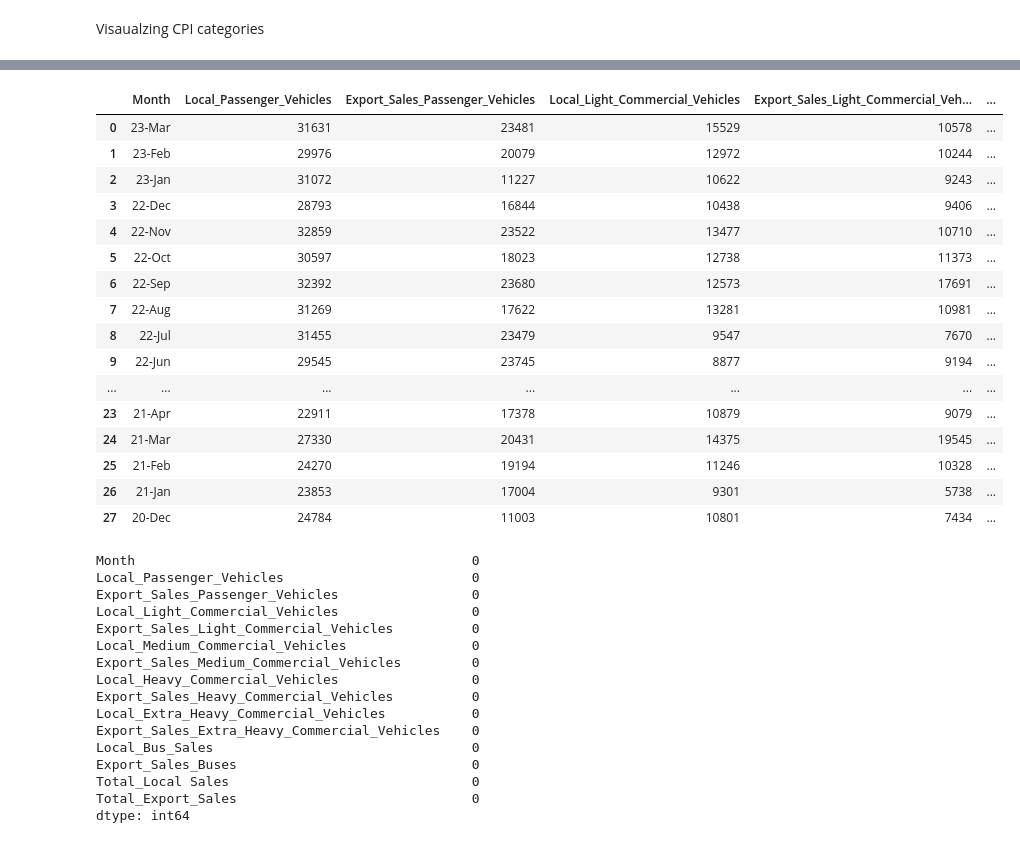
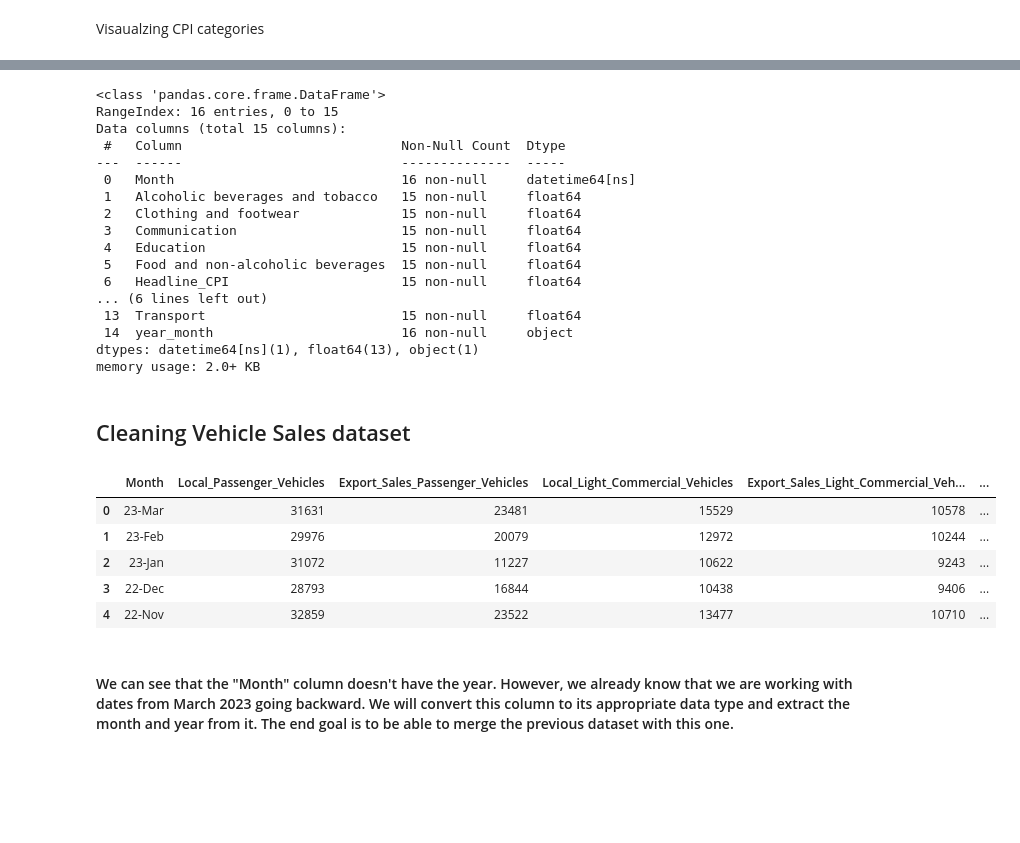
Before and after one commit to The-DigitalAcademy/cpi_prediction, a Jupyter notebook: CPI_Vision.ipynb, the cells around one changed output, grey strips where cells are left out. Saved outputs shown, nothing was run; the diff lists cells and outputs as text; code cells hidden in the pictures; blank space fills up the shorter version.

```diff
--- a/CPI_Vision.ipynb
+++ b/CPI_Vision.ipynb
@@ -8,2 +9,5 @@ import calendar
+# %%
+pd.options.display.max_columns = 2000
+pd.options.display.max_rows = 2000
 # %%
 cpi_hist = pd.read_csv('CPI_HistoryMar_23.csv')
@@ -139,40 +196,34 @@ cpi_pivot
+# %%
+cpi_pivot.info()
+# %% [output]
+<class 'pandas.core.frame.DataFrame'>
+RangeIndex: 16 entries, 0 to 15
+Data columns (total 15 columns):
+ #   Column                            Non-Null Count  Dtype
+---  ------                            --------------  -----
+ 0   Month                             16 non-null     datetime64[ns]
+ 1   Alcoholic beverages and tobacco   15 non-null     float64
+ 2   Clothing and footwear             15 non-null     float64
+ 3   Communication                     15 non-null     float64
+ 4   Education                         15 non-null     float64
+ 5   Food and non-alcoholic beverages  15 non-null     float64
+ 6   Headline_CPI                      15 non-null     float64
+... (6 lines left out)
+ 13  Transport                         15 non-null     float64
+ 14  year_month                        16 non-null     object
+dtypes: datetime64[ns](1), float64(13), object(1)
+memory usage: 2.0+ KB
+# %% [markdown]
+## Cleaning Vehicle Sales dataset
 # %%
 vehicles = pd.read_csv('Naamsa_Vehicle_Sales.csv')
-vehicles
+vehicles.head()
 # %% [output]
 |  | Month | Local_Passenger_Vehicles | Export_Sales_Passenger_Vehicles | Local_Light_Commercial_Vehicles | Export_Sales_Light_Commercial_Veh... | ... |
 | 0 | 23-Mar | 31631 | 23481 | 15529 | 10578 | ... |
 | 1 | 23-Feb | 29976 | 20079 | 12972 | 10244 | ... |
 | 2 | 23-Jan | 31072 | 11227 | 10622 | 9243 | ... |
 | 3 | 22-Dec | 28793 | 16844 | 10438 | 9406 | ... |
 | 4 | 22-Nov | 32859 | 23522 | 13477 | 10710 | ... |
-| 5 | 22-Oct | 30597 | 18023 | 12738 | 11373 | ... |
-| 6 | 22-Sep | 32392 | 23680 | 12573 | 17691 | ... |
-| 7 | 22-Aug | 31269 | 17622 | 13281 | 10981 | ... |
-| 8 | 22-Jul | 31455 | 23479 | 9547 | 7670 | ... |
-| 9 | 22-Jun | 29545 | 23745 | 8877 | 9194 | ... |
-| ... | ... | ... | ... | ... | ... | ... |
-| 23 | 21-Apr | 22911 | 17378 | 10879 | 9079 | ... |
-| 24 | 21-Mar | 27330 | 20431 | 14375 | 19545 | ... |
-| 25 | 21-Feb | 24270 | 19194 | 11246 | 10328 | ... |
-| 26 | 21-Jan | 23853 | 17004 | 9301 | 5738 | ... |
-| 27 | 20-Dec | 24784 | 11003 | 10801 | 7434 | ... |
-# %%
-vehicles.isna().sum()
-# %% [output]
-Month                                           0
-Local_Passenger_Vehicles                        0
-Export_Sales_Passenger_Vehicles                 0
-Local_Light_Commercial_Vehicles                 0
-Export_Sales_Light_Commercial_Vehicles          0
-Local_Medium_Commercial_Vehicles                0
-Export_Sales_Medium_Commercial_Vehicles         0
-Local_Heavy_Commercial_Vehicles                 0
-Export_Sales_Heavy_Commercial_Vehicles          0
-Local_Extra_Heavy_Commercial_Vehicles           0
-Export_Sales_Extra_Heavy_Commercial_Vehicles    0
-Local_Bus_Sales                                 0
-Export_Sales_Buses                              0
-Total_Local Sales                               0
-Total_Export_Sales                              0
-dtype: int64
+# %% [markdown]
+#### We can see that the "Month" column doesn't have the year. However, we already know that we are working with dates from March 2023 going backward. We will convert this column to its appropriate data type and extract the month and year from it. The end goal is to be able to merge the previous dataset with this one.
```
Also changed, not shown: parts of 22 cells of this notebook, 38 other files.
